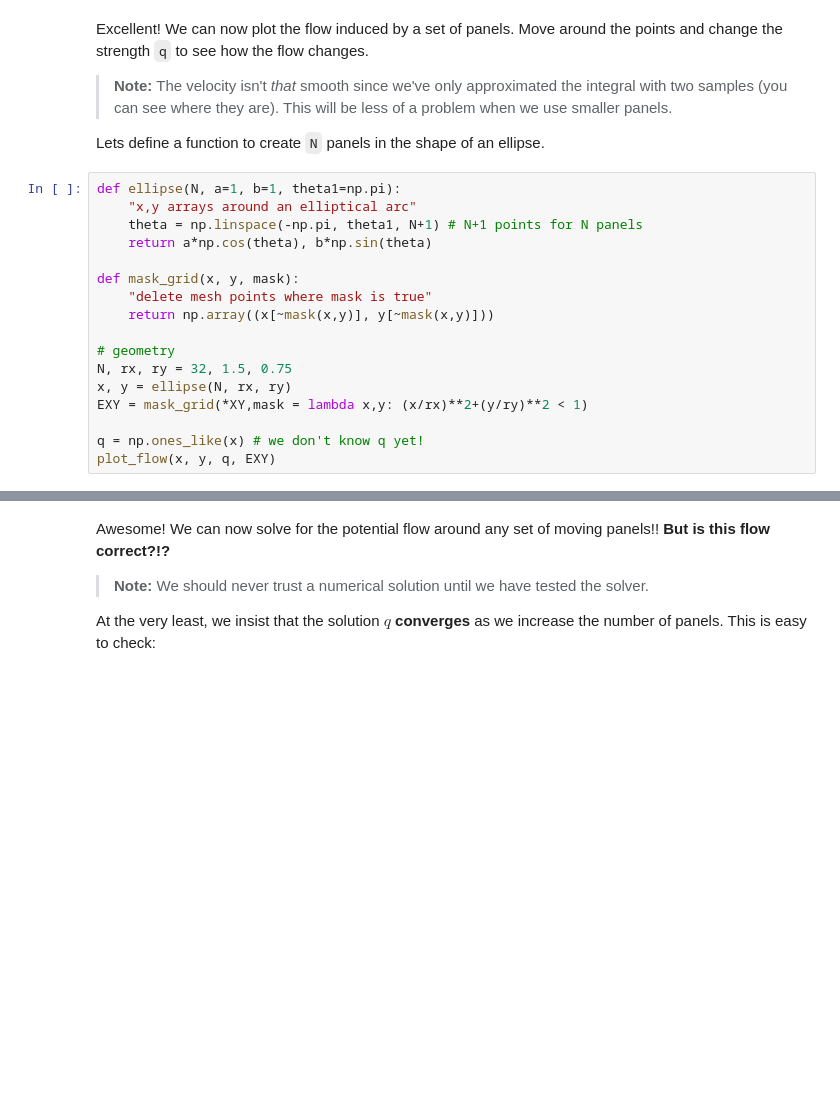
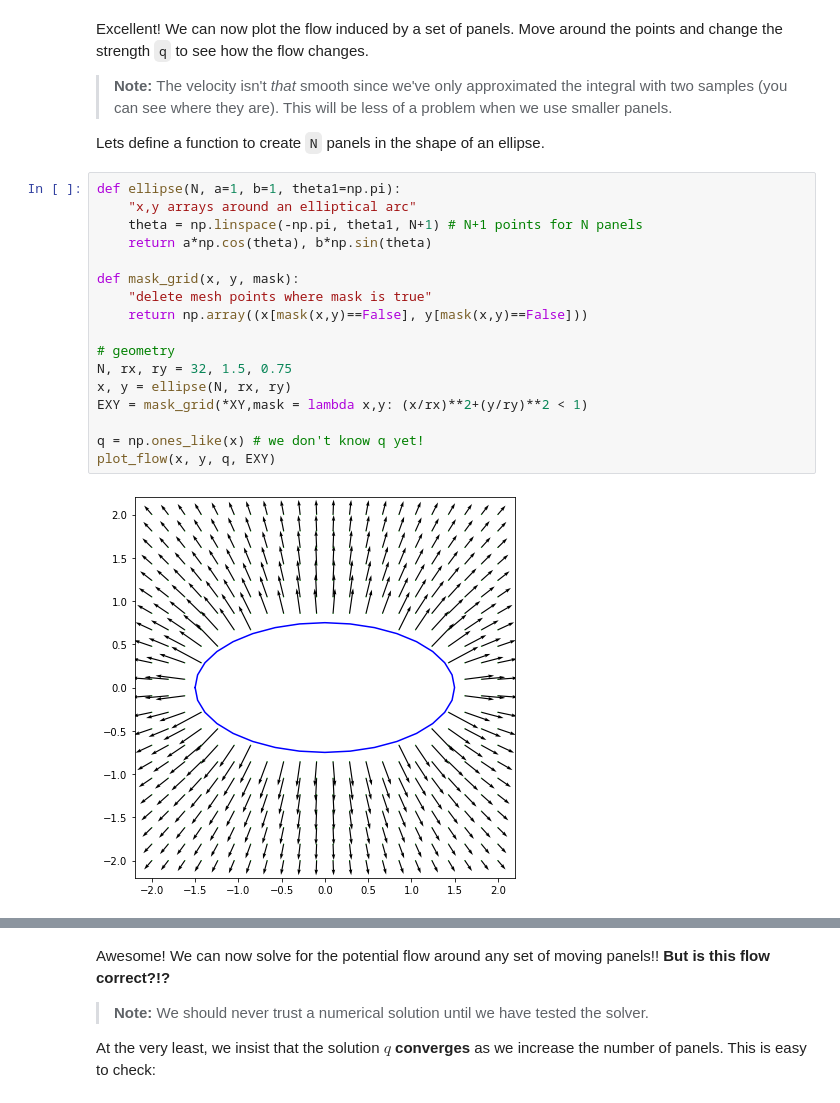
Before and after one commit to weymouth/MarineHydro, a Jupyter notebook: notebooks/panel_method.ipynb, the cells around one changed output, grey strips where cells are left out. Cells and saved outputs as stored; diff of their text form; blank space fills up the shorter version.

```diff
--- a/notebooks/panel_method.ipynb
+++ b/notebooks/panel_method.ipynb
@@ -116,18 +122,20 @@ Lets define a function to create `N` panels in the shape of an ellipse.
 # %%
 def ellipse(N, a=1, b=1, theta1=np.pi):
     "x,y arrays around an elliptical arc"
     theta = np.linspace(-np.pi, theta1, N+1) # N+1 points for N panels
     return a*np.cos(theta), b*np.sin(theta)
 
 def mask_grid(x, y, mask):
     "delete mesh points where mask is true"
-    return np.array((x[~mask(x,y)], y[~mask(x,y)]))
+    return np.array((x[mask(x,y)==False], y[mask(x,y)==False]))
 
 # geometry
 N, rx, ry = 32, 1.5, 0.75
 x, y = ellipse(N, rx, ry)
 EXY = mask_grid(*XY,mask = lambda x,y: (x/rx)**2+(y/ry)**2 < 1)
 
 q = np.ones_like(x) # we don't know q yet!
 plot_flow(x, y, q, EXY)
+# %% [output]
+[figure, added]
 # %% [markdown]
```
Also changed, not shown: parts of 9 cells of this notebook, 1 other file.
